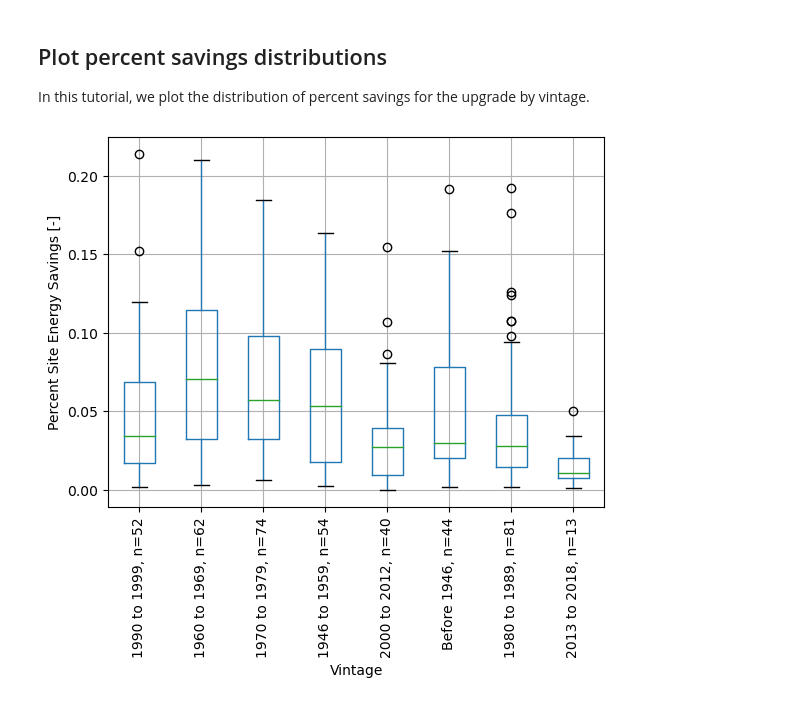
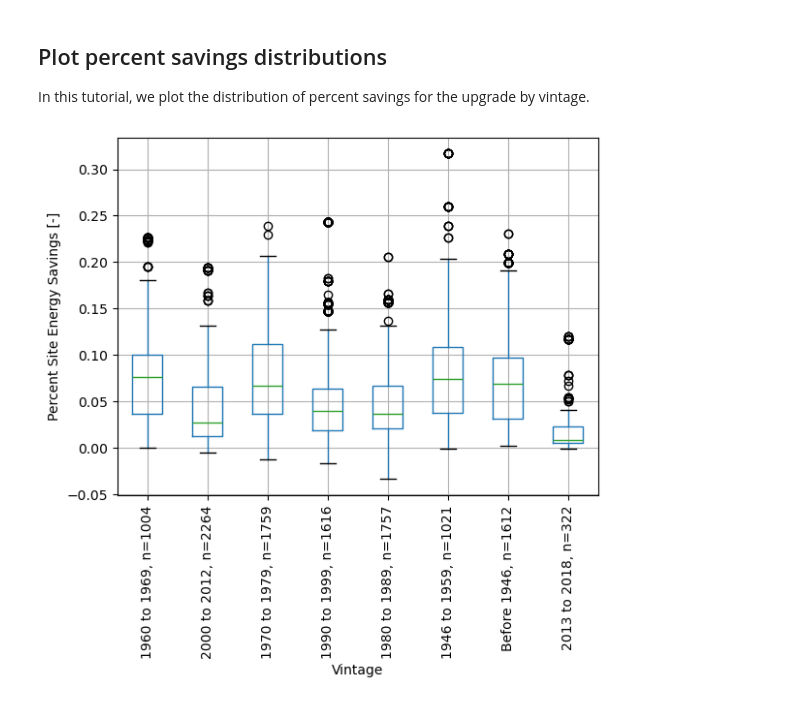
Before and after one commit to NREL/ComStock.github.io, a Jupyter notebook: assets/files/download_annual_baseline_and_upgrade_data.ipynb, the cells around one changed output. Drawn from its saved outputs; the diff is of its cells as text; code cells hidden in the pictures.

```diff
--- a/assets/files/download_annual_baseline_and_upgrade_data.ipynb
+++ b/assets/files/download_annual_baseline_and_upgrade_data.ipynb
@@ -91,7 +86,7 @@ baseline_metadata_and_annual_spec.head()
 # %% [markdown]
 ## Get upgrade `metadata_and_annual_results.csv` file
 # %%
-upgrade_metadata_and_annual_path = f'{dataset_path}/metadata_and_annual_results/by_state/state={state}/parquet/{state}_upgrade{upgrade_id}_metadata_and_annual_results.parquet'
-upgrade_meta_and_annual_df = pd.read_parquet(upgrade_metadata_and_annual_path)
-upgrade_meta_and_annual_df.head()
+upgrade_metadata_and_annual_path = f'{dataset_path}/metadata_and_annual_results/by_state_and_county/full/parquet/state={state}/county={county_nhgis}/{state}_{county_nhgis}_upgrade{upgrade_id}.parquet'
+upgrade_metadata_and_annual = pd.read_parquet(upgrade_metadata_and_annual_path)
+upgrade_metadata_and_annual.head()
 # %% [output]
@@ -152,31 +139,31 @@ In this tutorial, we plot the distribution of percent savings for the upgrade by
 # %%
 # Identify which field you are interested in plotting
 field = 'calc.percent_savings.site_energy.total.energy_consumption..percent'
 
 # Plot distribution of percent savings by vintage
 # Get list of unique vintages in the dataset
-vintages = upgrade_metadata_and_annual_spec['in.vintage'].unique()
+vintages = upgrade_metadata_and_annual['in.vintage'].unique()
 
 # Filter the results to only include models where the upgrade measure was applicable
-upgrade_metadata_and_annual_spec_applic = upgrade_metadata_and_annual_spec.loc[upgrade_metadata_and_annual_spec['applicability'] == True]
+upgrade_metadata_and_annual_applic = upgrade_metadata_and_annual.loc[upgrade_metadata_and_annual['applicability'] == True]
 
 # Cycle through vintages and create a series of the percent site energy savings
 series_dists = []
 for vintage in vintages:
-    vintage_series = upgrade_metadata_and_annual_spec_applic.loc[upgrade_metadata_and_annual_spec_applic['in.vintage'] == vintage, field]
+    vintage_series = upgrade_metadata_and_annual_applic.loc[upgrade_metadata_and_annual_applic['in.vintage'] == vintage, field]
     vintage_series.name = f'{vintage}, n={len(vintage_series)}'
     vintage_series.index = np.arange(0, len(vintage_series))
     series_dists.append(vintage_series)
 
-# Concatenate the series into a single dataframe
+# Concatenate the series into a single dataframe and save to CSV
 df_dists = pd.concat(series_dists, axis=1)
-df_dists.to_csv('test_boxplots.csv')
+df_dists.to_csv(f'baseline_and_upgrade{upgrade_id}_boxplot.csv')
 
 # Plot the dataframe as boxplots and format
 boxplot = df_dists.boxplot()
 plt.xlabel('Vintage')
 plt.ylabel('Percent Site Energy Savings [-]') # NOTE that percent savings are given as a fraction (0-1) rather than a percentage (0-100%)
 plt.xticks(rotation=90)
 plt.show()
 # %% [output]
-[figure, old version]
+[figure, new version]
```
Also changed, not shown: parts of 11 cells of this notebook, 3 other files.
